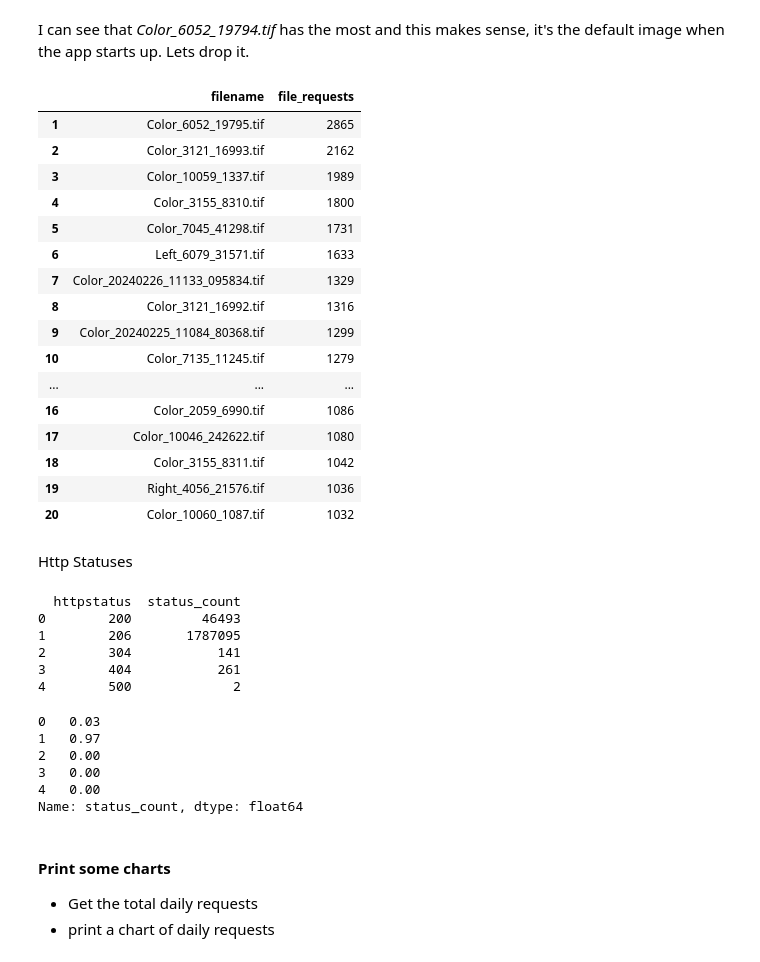
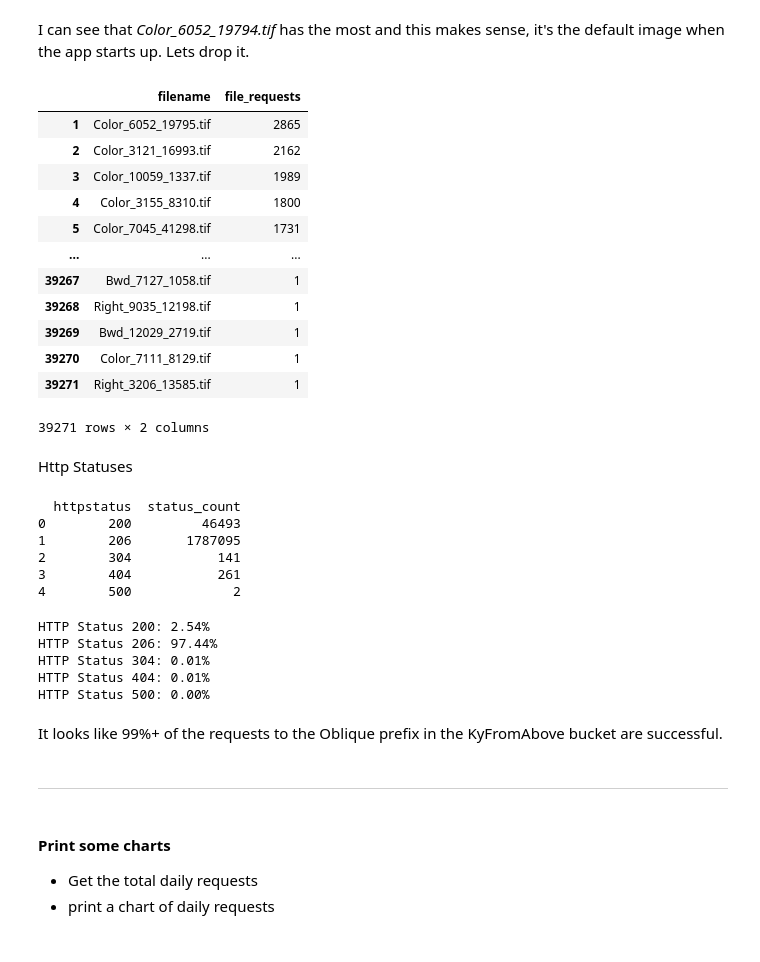
Before and after one commit to ianhorn/codeky-da-module2-project, a Jupyter notebook: data-project.ipynb, the cells around one changed output. Cells and saved outputs as stored; diff of their text form; code cells hidden in the pictures.

```diff
--- a/data-project.ipynb
+++ b/data-project.ipynb
@@ -169,8 +172,13 @@ In this section, I'm going to format the `requestdatetime` values so that it's j
 # %%
 # convert timestamp to datetime object
 logs_filtered['formatted_date'] = pd.to_datetime(logs_filtered['requestdatetime'], format='%d/%b/%Y:%H:%M:%S %z')
+
 # Format the datetime objects to "Day/Month/Year"
-logs_filtered['formatted_date'] = logs_filtered['formatted_date'].dt.strftime('%d/%m/%Y')
+logs_filtered['formatted_date'] = logs_filtered['formatted_date'].dt.strftime('%m/%d/%Y')
 
+# drop requestdatedime
+logs_filtered = logs_filtered.drop('requestdatetime', axis=1)
+
+# print a couple lines see how the date was formatted
 print(logs_filtered['formatted_date'])
 # %% [output]
@@ -255,7 +266,8 @@ The average bytes sent rate is 3.19 bytes per second.
 #### Do some grouping stats
 # %%
 # sum the number or rows for distinct filenames
-total_get_requests = logs_cleaned.groupby('filename').size().sort_values(ascending=False)
+total_image_get_requests = logs_cleaned[logs_cleaned['filename'].str.endswith('tif')] # filter for images only
+total_get_requests = total_image_get_requests.groupby('filename').size().sort_values(ascending=False)
 total_get_requests.head(20)
 # %% [output]
 filename
@@ -280,34 +292,27 @@ I can see that *Color_6052_19794.tif* has the most and this makes sense, it's th
 # %%
 
 total_get_requests = total_get_requests.reset_index(name='file_requests')
 total_get_requests = total_get_requests[total_get_requests['filename'] != 'Color_6052_19794.tif']
-total_get_requests.head(20)
+total_get_requests
 # %% [output]
 |  | filename | file_requests |
 | 1 | Color_6052_19795.tif | 2865 |
 | 2 | Color_3121_16993.tif | 2162 |
 | 3 | Color_10059_1337.tif | 1989 |
 | 4 | Color_3155_8310.tif | 1800 |
 | 5 | Color_7045_41298.tif | 1731 |
-| 6 | Left_6079_31571.tif | 1633 |
-| 7 | Color_20240226_11133_095834.tif | 1329 |
-| 8 | Color_3121_16992.tif | 1316 |
-| 9 | Color_20240225_11084_80368.tif | 1299 |
-| 10 | Color_7135_11245.tif | 1279 |
 | ... | ... | ... |
-| 16 | Color_2059_6990.tif | 1086 |
-| 17 | Color_10046_242622.tif | 1080 |
-| 18 | Color_3155_8311.tif | 1042 |
-| 19 | Right_4056_21576.tif | 1036 |
-| 20 | Color_10060_1087.tif | 1032 |
+| 39267 | Bwd_7127_1058.tif | 1 |
+| 39268 | Right_9035_12198.tif | 1 |
+| 39269 | Bwd_12029_2719.tif | 1 |
+| 39270 | Color_7111_8129.tif | 1 |
+| 39271 | Right_3206_13585.tif | 1 |
+39271 rows × 2 columns
 # %% [markdown]
 Http Statuses
 # %%
 http_status = logs_cleaned.groupby('httpstatus').size().reset_index(name='status_count')
 print(http_status)
-
-http_status_percentages = http_status['status_count'] / logs_cleaned.shape[0]
-http_status_percentages
 # %% [output]
   httpstatus  status_count
 0        200         46493
@@ -315,12 +320,21 @@ http_status_percentages
 2        304           141
 3        404           261
 4        500             2
-0   0.03
-1   0.97
-2   0.00
-3   0.00
-4   0.00
-Name: status_count, dtype: float64
+# %%
+http_status['percentage']= ((http_status['status_count'] / logs_cleaned.shape[0]) *100)
+
+for _, row in http_status.iterrows():
+    print(f'HTTP Status {row['httpstatus']}: {row['percentage']:.2f}%')
+# %% [output]
+HTTP Status 200: 2.54%
+HTTP Status 206: 97.44%
+HTTP Status 304: 0.01%
+HTTP Status 404: 0.01%
+HTTP Status 500: 0.00%
+# %% [markdown]
+It looks like 99%+ of the requests to the Oblique prefix in the KyFromAbove bucket are successful.
+# %% [markdown]
+---
 # %% [markdown]
 #### Print some charts
 
```
Also changed, not shown: parts of 22 cells of this notebook.
